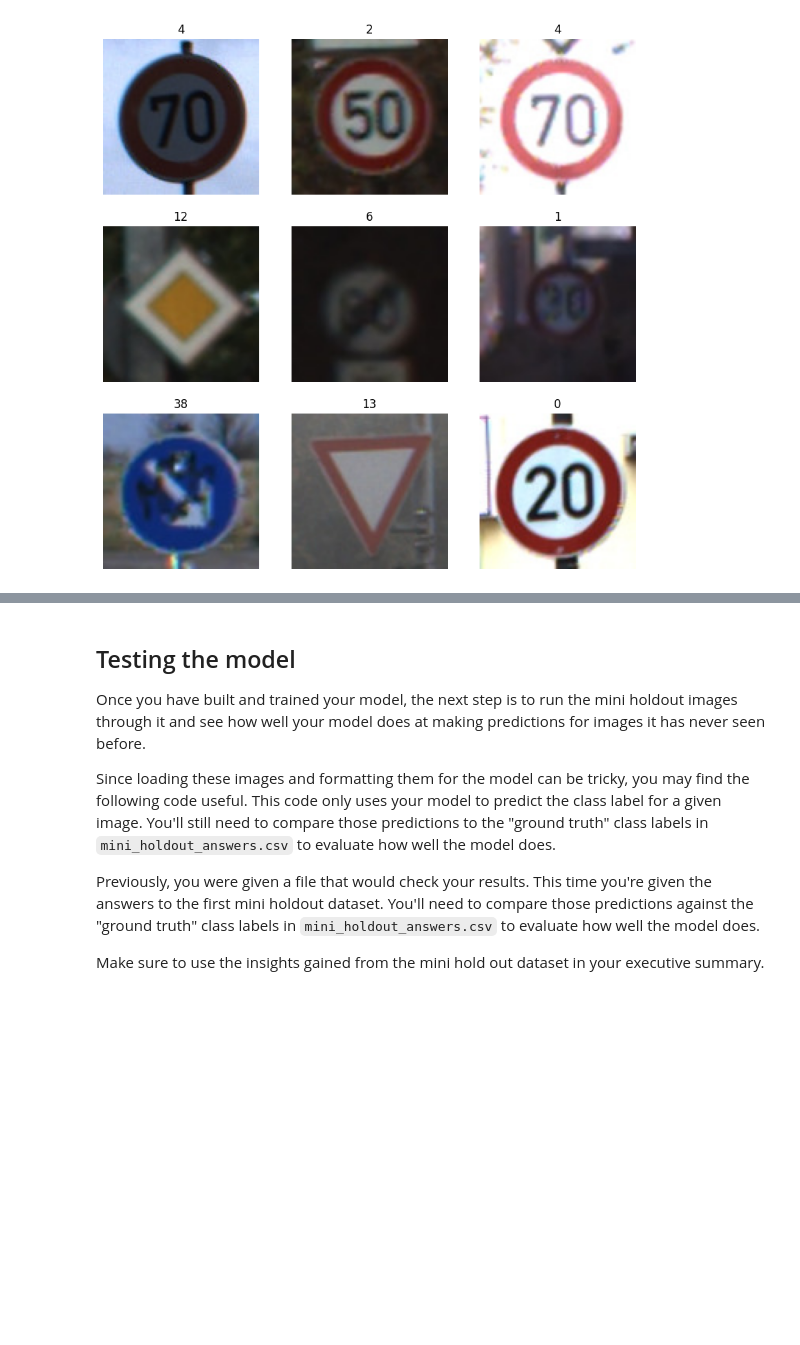
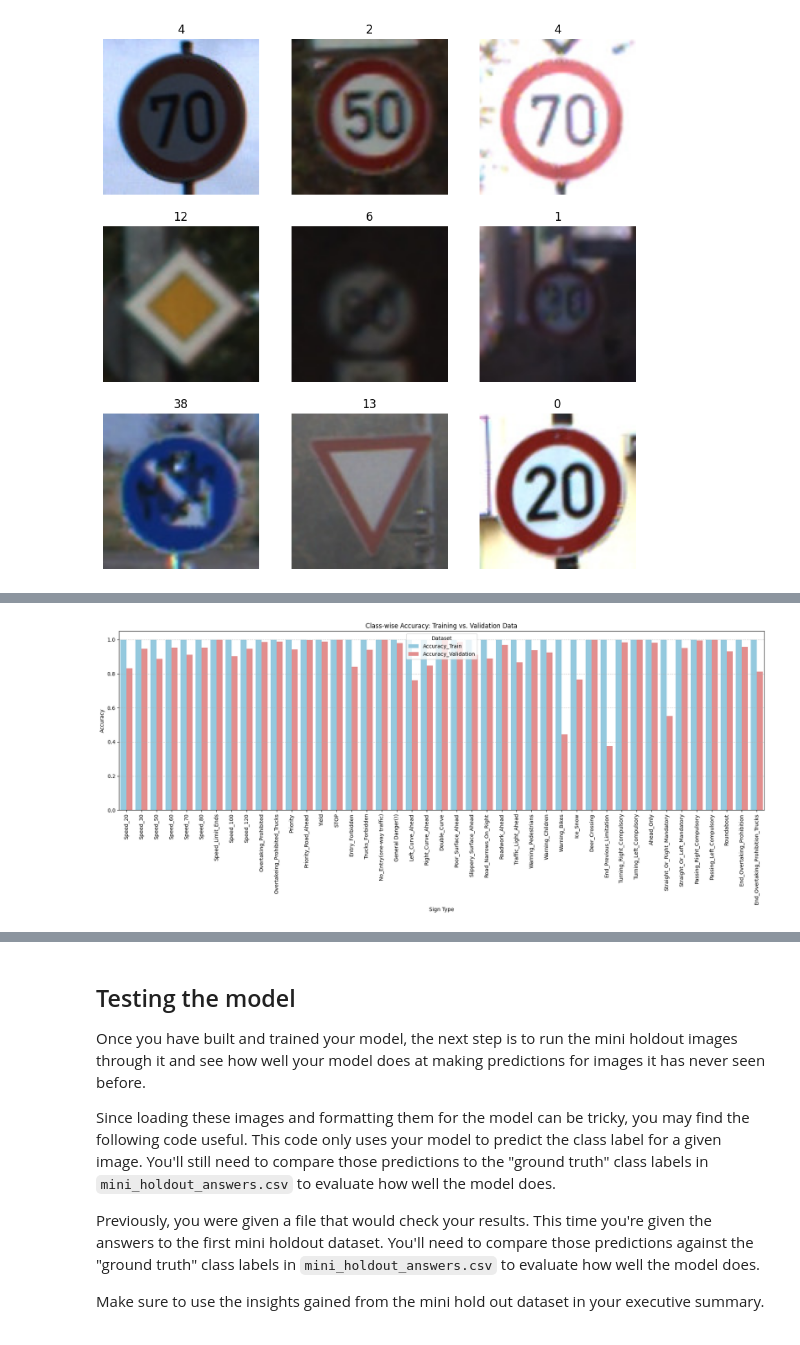
Before and after one commit to joseph-e-kent/ctrl_alt_elite, a Jupyter notebook: notebooks/starter_signs_silas.ipynb, the cells around one changed output, grey strips where cells are left out. Cells and saved outputs as stored; diff of their text form; code cells hidden in the pictures; blank space fills up the shorter version.

```diff
--- a/notebooks/starter_signs_silas.ipynb
+++ b/notebooks/starter_signs_silas.ipynb
@@ -59,6 +62,7 @@ import numpy as np
 # 2. Class names are inferred automatically from the image subdirectory names.
 # 3. We're splitting the training data into 80% training, 20% validation.
 
+BATCH_SIZE = 100
 
 training_dir = '/content/training/'
 image_size = (100, 100)
@@ -80,13 +84,13 @@ train_generator = train_datagen.flow_from_directory(
         training_dir,
         target_size = image_size,
         subset="training",
-        batch_size=32,
+        batch_size=BATCH_SIZE,
         class_mode='sparse',
         seed=42,shuffle=True)
 validation_generator = validation_datagen.flow_from_directory(
         training_dir,
         target_size=image_size,
-        batch_size=32,
+        batch_size=BATCH_SIZE,
         class_mode='sparse',
         subset="validation",
         seed=42)
@@ -164,7 +168,7 @@ model.compile(optimizer='adam',
               loss=tf.keras.losses.SparseCategoricalCrossentropy(from_logits=True),
               metrics=['accuracy'])
 
-EPOCHS = 50
+EPOCHS = 10
 
-history = model.fit(images, labels, epochs=50, validation_split = .2)
+model.fit(train_generator, epochs=EPOCHS,  validation_data=validation_generator)
 # %% [output]
@@ -200,0 +211,73 @@ NameError: name 'test_images' is not defined
+# %%
+import matplotlib.pyplot as plt
+import seaborn as sns
+import numpy as np
+import pandas as pd
+from collections import defaultdict
+
+# Function to get true labels and predictions from a generator
+def get_labels_and_predictions(generator, model):
+    all_true_labels = []
+    all_predicted_labels = []
+    generator.reset() # Ensure generator starts from beginning
+
+    num_batches = len(generator)
+    for i in range(num_batches):
+        images, true_labels_batch = generator[i]
+        all_true_labels.extend(true_labels_batch)
+        batch_predictions = model.predict(images, verbose=0)
+        all_predicted_labels.extend(np.argmax(batch_predictions, axis=1))
+    return np.array(all_true_labels), np.array(all_predicted_labels)
+
+# Function to calculate class-wise accuracy
+def calculate_class_accuracy_df(true_labels, predicted_labels, target_names):
+    correct_predictions_per_class = defaultdict(int)
+    total_predictions_per_class = defaultdict(int)
+
+    for true_label, predicted_label in zip(true_labels, predicted_labels):
+        true_label_int = int(true_label) # Ensure integer
+        total_predictions_per_class[true_label_int] += 1
+        if true_label_int == predicted_label:
+            correct_predictions_per_class[true_label_int] += 1
+
+    class_accuracy_list = []
+    for class_id in sorted(total_predictions_per_class.keys()):
+        accuracy = (correct_predictions_per_class[class_id] / total_predictions_per_class[class_id]) if total_predictions_per_class[class_id] > 0 else 0
+        class_accuracy_list.append({
+            'Class ID': class_id,
+            'Sign Name': target_names[class_id],
+            'Accuracy': accuracy,
+            'Total Samples': total_predictions_per_class[class_id]
+        })
+    return pd.DataFrame(class_accuracy_list)
+
+# Get true labels and predictions for training and validation sets
+train_true_labels, train_predicted_labels = get_labels_and_predictions(train_generator, model)
+validation_true_labels, validation_predicted_labels = get_labels_and_predictions(validation_generator, model)
+
+# Calculate class-wise accuracy for both sets
+train_class_accuracy_df = calculate_class_accuracy_df(train_true_labels, train_predicted_labels, target_names)
+validation_class_accuracy_df = calculate_class_accuracy_df(validation_true_labels, validation_predicted_labels, target_names)
+
+# Merge for plotting
+merged_accuracy_df = pd.merge(train_class_accuracy_df[['Class ID', 'Sign Name', 'Accuracy']],
+                              validation_class_accuracy_df[['Class ID', 'Sign Name', 'Accuracy']],
+                              on=['Class ID', 'Sign Name'],
+                              suffixes=('_Train', '_Validation'))
+
+melted_accuracy_df = merged_accuracy_df.melt(id_vars=['Class ID', 'Sign Name'], var_name='Dataset', value_name='Accuracy')
+
+# Plotting the distributions
+plt.figure(figsize=(18, 8))
+sns.barplot(x='Sign Name', y='Accuracy', hue='Dataset', data=melted_accuracy_df,
+            palette={'Accuracy_Train': 'skyblue', 'Accuracy_Validation': 'lightcoral'})
+plt.title('Class-wise Accuracy: Training vs. Validation Data')
+plt.xlabel('Sign Type')
+plt.ylabel('Accuracy')
+plt.xticks(rotation=90)
+plt.legend(title='Dataset')
+plt.grid(axis='y', linestyle='--', alpha=0.7)
+plt.tight_layout()
+plt.show()
+# %% [output]
+[figure, added]
```
Also changed, not shown: parts of 8 cells of this notebook.
